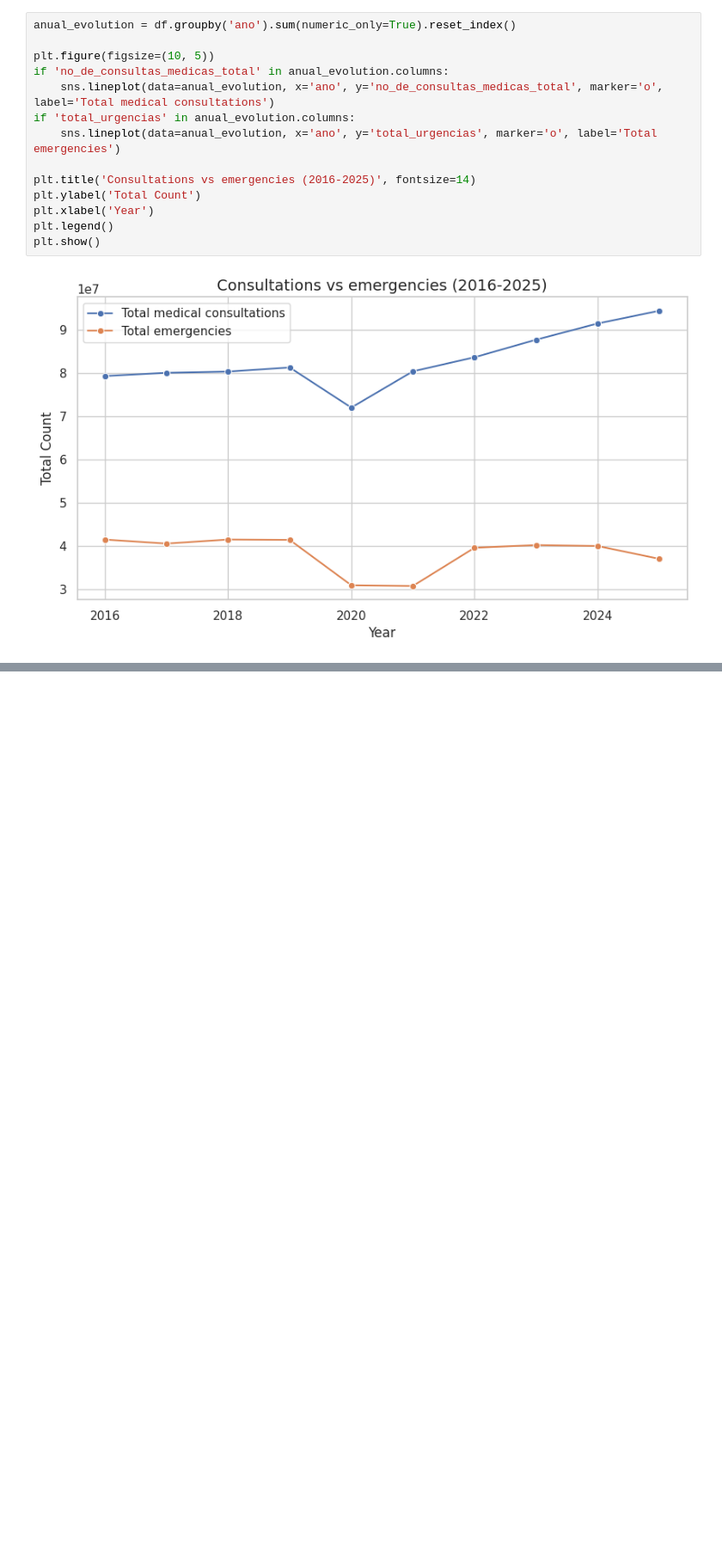
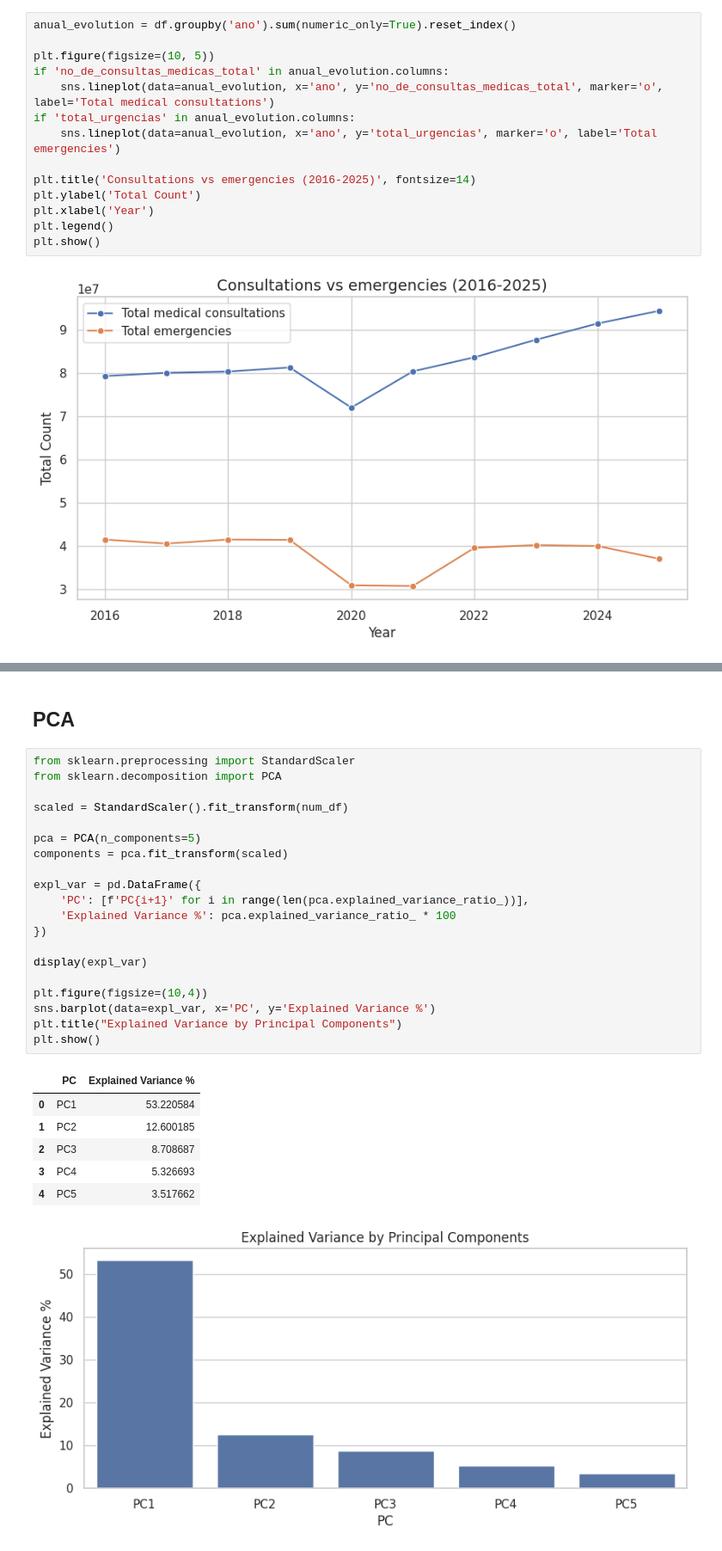
Before and after one commit to claudio3472/SNSDashboard, a Jupyter notebook: notebooks/master_analysis.ipynb, the cells around one changed output, grey strips where cells are left out. Shown at 86% size. Drawn from its saved outputs; the diff is of its cells as text; blank space fills up the shorter version.

```diff
--- a/notebooks/master_analysis.ipynb
+++ b/notebooks/master_analysis.ipynb
@@ -118,0 +194,30 @@ plt.show()
+# %% [markdown]
+## PCA
+# %%
+from sklearn.preprocessing import StandardScaler
+from sklearn.decomposition import PCA
+
+scaled = StandardScaler().fit_transform(num_df)
+
+pca = PCA(n_components=5)
+components = pca.fit_transform(scaled)
+
+expl_var = pd.DataFrame({
+    'PC': [f'PC{i+1}' for i in range(len(pca.explained_variance_ratio_))],
+    'Explained Variance %': pca.explained_variance_ratio_ * 100
+})
+
+display(expl_var)
+
+plt.figure(figsize=(10,4))
+sns.barplot(data=expl_var, x='PC', y='Explained Variance %')
+plt.title("Explained Variance by Principal Components")
+plt.show()
+# %% [output]
+|  | PC | Explained Variance % |
+| 0 | PC1 | 53.220584 |
+| 1 | PC2 | 12.600185 |
+| 2 | PC3 | 8.708687 |
+| 3 | PC4 | 5.326693 |
+| 4 | PC5 | 3.517662 |
+[figure, added]
```
Also changed, not shown: parts of 19 cells of this notebook, 4 other files.
